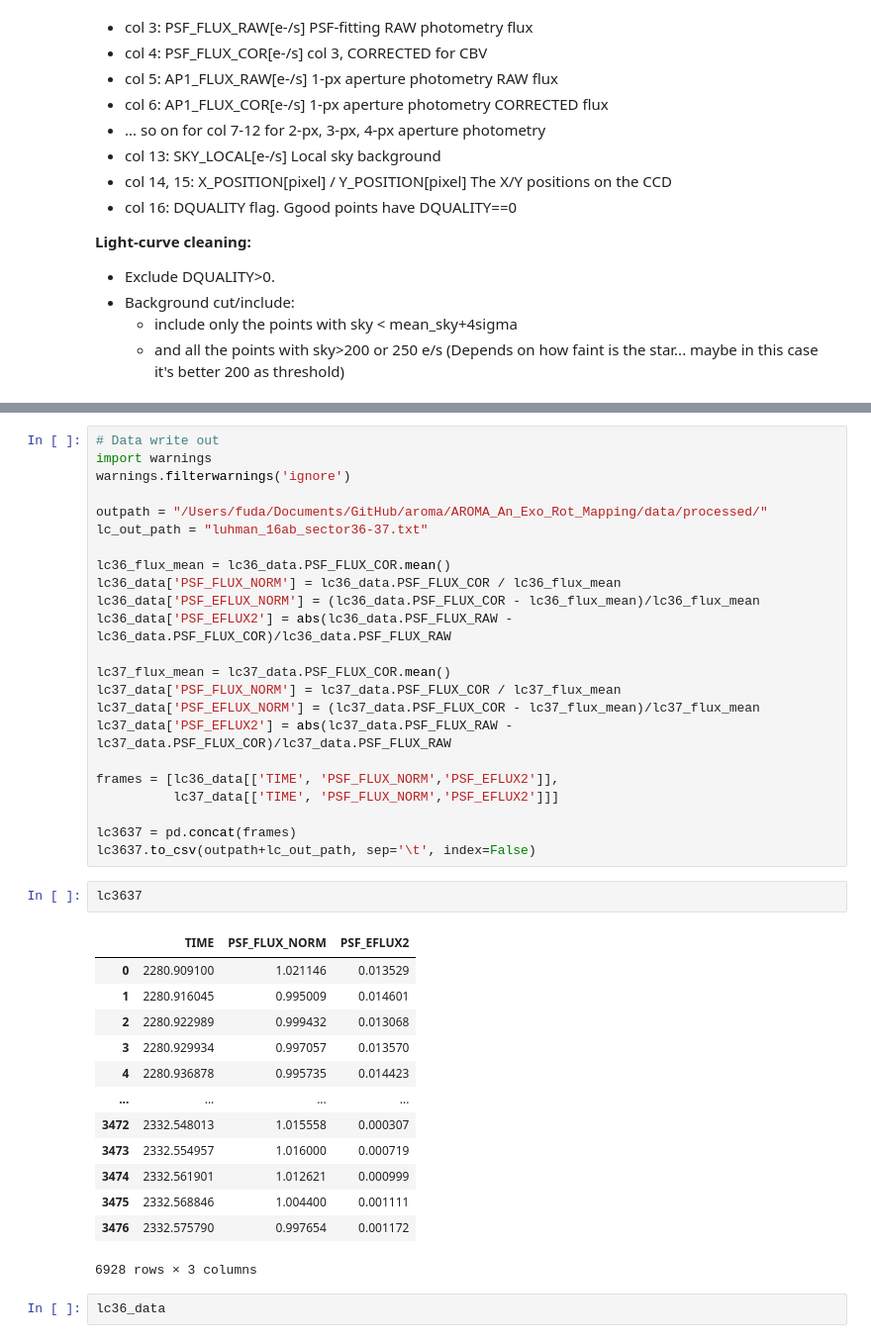
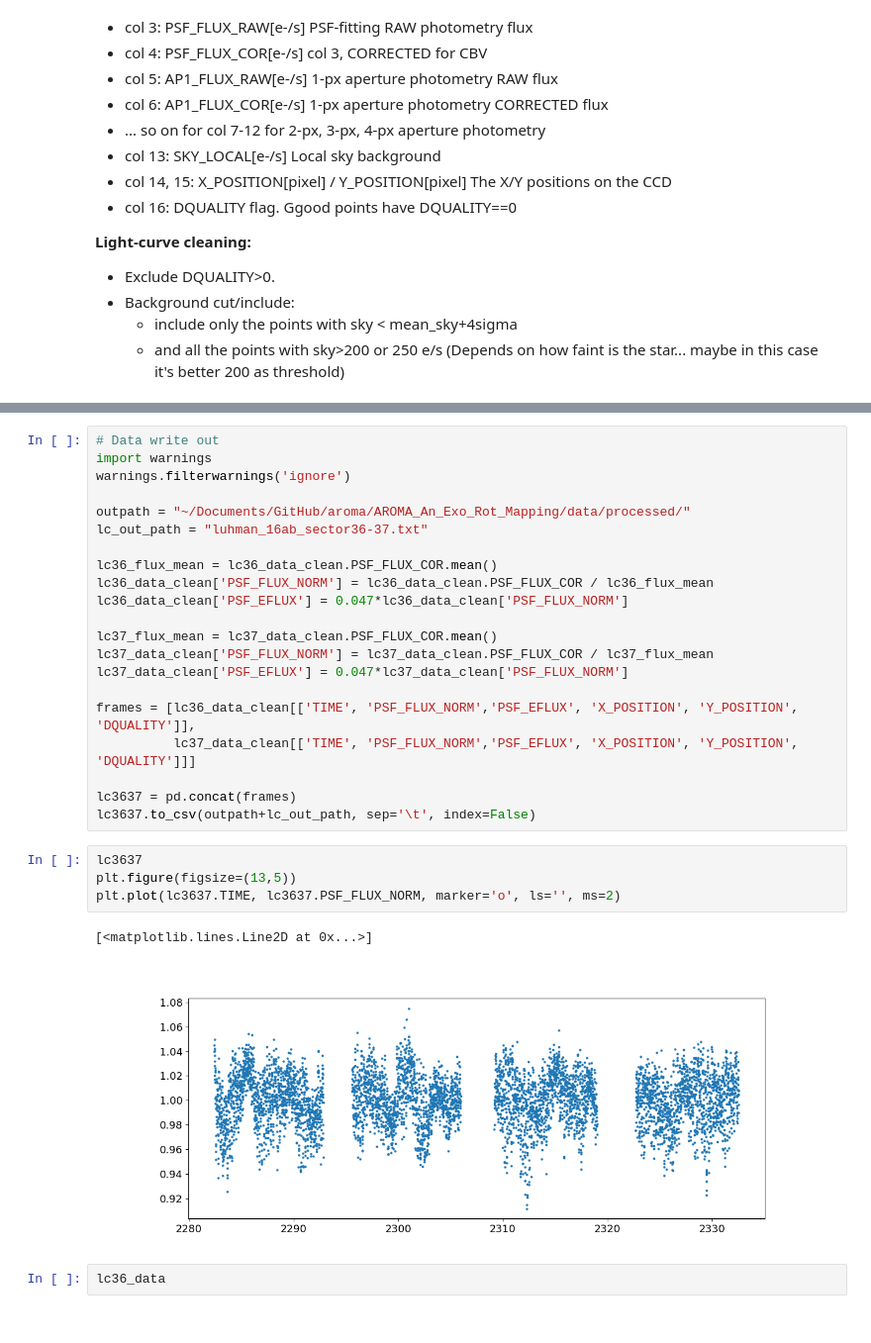
Before and after one commit to fudanguyen/aroma, a Jupyter notebook: AROMA_An_Exo_Rot_Mapping/notebooks/data_cleaning.ipynb, the cells around one changed output, grey strips where cells are left out. Shown at 99% size. Drawn from its saved outputs; the diff is of its cells as text.

```diff
--- a/AROMA_An_Exo_Rot_Mapping/notebooks/data_cleaning.ipynb
+++ b/AROMA_An_Exo_Rot_Mapping/notebooks/data_cleaning.ipynb
@@ -87,40 +167,29 @@ if save:
 import warnings
 warnings.filterwarnings('ignore')
 
-outpath = "/Users/fuda/Documents/GitHub/aroma/AROMA_An_Exo_Rot_Mapping/data/processed/"
+outpath = "~/Documents/GitHub/aroma/AROMA_An_Exo_Rot_Mapping/data/processed/"
 lc_out_path = "luhman_16ab_sector36-37.txt"
 
-lc36_flux_mean = lc36_data.PSF_FLUX_COR.mean()
-lc36_data['PSF_FLUX_NORM'] = lc36_data.PSF_FLUX_COR / lc36_flux_mean
-lc36_data['PSF_EFLUX_NORM'] = (lc36_data.PSF_FLUX_COR - lc36_flux_mean)/lc36_flux_mean
-lc36_data['PSF_EFLUX2'] = abs(lc36_data.PSF_FLUX_RAW - lc36_data.PSF_FLUX_COR)/lc36_data.PSF_FLUX_RAW
+lc36_flux_mean = lc36_data_clean.PSF_FLUX_COR.mean()
+lc36_data_clean['PSF_FLUX_NORM'] = lc36_data_clean.PSF_FLUX_COR / lc36_flux_mean
+lc36_data_clean['PSF_EFLUX'] = 0.047*lc36_data_clean['PSF_FLUX_NORM']
 
-lc37_flux_mean = lc37_data.PSF_FLUX_COR.mean()
-lc37_data['PSF_FLUX_NORM'] = lc37_data.PSF_FLUX_COR / lc37_flux_mean
-lc37_data['PSF_EFLUX_NORM'] = (lc37_data.PSF_FLUX_COR - lc37_flux_mean)/lc37_flux_mean
-lc37_data['PSF_EFLUX2'] = abs(lc37_data.PSF_FLUX_RAW - lc37_data.PSF_FLUX_COR)/lc37_data.PSF_FLUX_RAW
+lc37_flux_mean = lc37_data_clean.PSF_FLUX_COR.mean()
+lc37_data_clean['PSF_FLUX_NORM'] = lc37_data_clean.PSF_FLUX_COR / lc37_flux_mean
+lc37_data_clean['PSF_EFLUX'] = 0.047*lc37_data_clean['PSF_FLUX_NORM']
 
-frames = [lc36_data[['TIME', 'PSF_FLUX_NORM','PSF_EFLUX2']],
-          lc37_data[['TIME', 'PSF_FLUX_NORM','PSF_EFLUX2']]]
+frames = [lc36_data_clean[['TIME', 'PSF_FLUX_NORM','PSF_EFLUX', 'X_POSITION', 'Y_POSITION', 'DQUALITY']],
+          lc37_data_clean[['TIME', 'PSF_FLUX_NORM','PSF_EFLUX', 'X_POSITION', 'Y_POSITION', 'DQUALITY']]]
 
 lc3637 = pd.concat(frames)
 lc3637.to_csv(outpath+lc_out_path, sep='\t', index=False)
 # %%
 lc3637
+plt.figure(figsize=(13,5))
+plt.plot(lc3637.TIME, lc3637.PSF_FLUX_NORM, marker='o', ls='', ms=2)
 # %% [output]
-|  | TIME | PSF_FLUX_NORM | PSF_EFLUX2 |
-| 0 | 2280.909100 | 1.021146 | 0.013529 |
-| 1 | 2280.916045 | 0.995009 | 0.014601 |
-| 2 | 2280.922989 | 0.999432 | 0.013068 |
-| 3 | 2280.929934 | 0.997057 | 0.013570 |
-| 4 | 2280.936878 | 0.995735 | 0.014423 |
-| ... | ... | ... | ... |
-| 3472 | 2332.548013 | 1.015558 | 0.000307 |
-| 3473 | 2332.554957 | 1.016000 | 0.000719 |
-| 3474 | 2332.561901 | 1.012621 | 0.000999 |
-| 3475 | 2332.568846 | 1.004400 | 0.001111 |
-| 3476 | 2332.575790 | 0.997654 | 0.001172 |
-6928 rows × 3 columns
+[<matplotlib.lines.Line2D at 0x...>]
+[figure, added]
 # %%
 lc36_data
 # %% [output]
```
Also changed, not shown: parts of 3 cells of this notebook, 13 other files.
